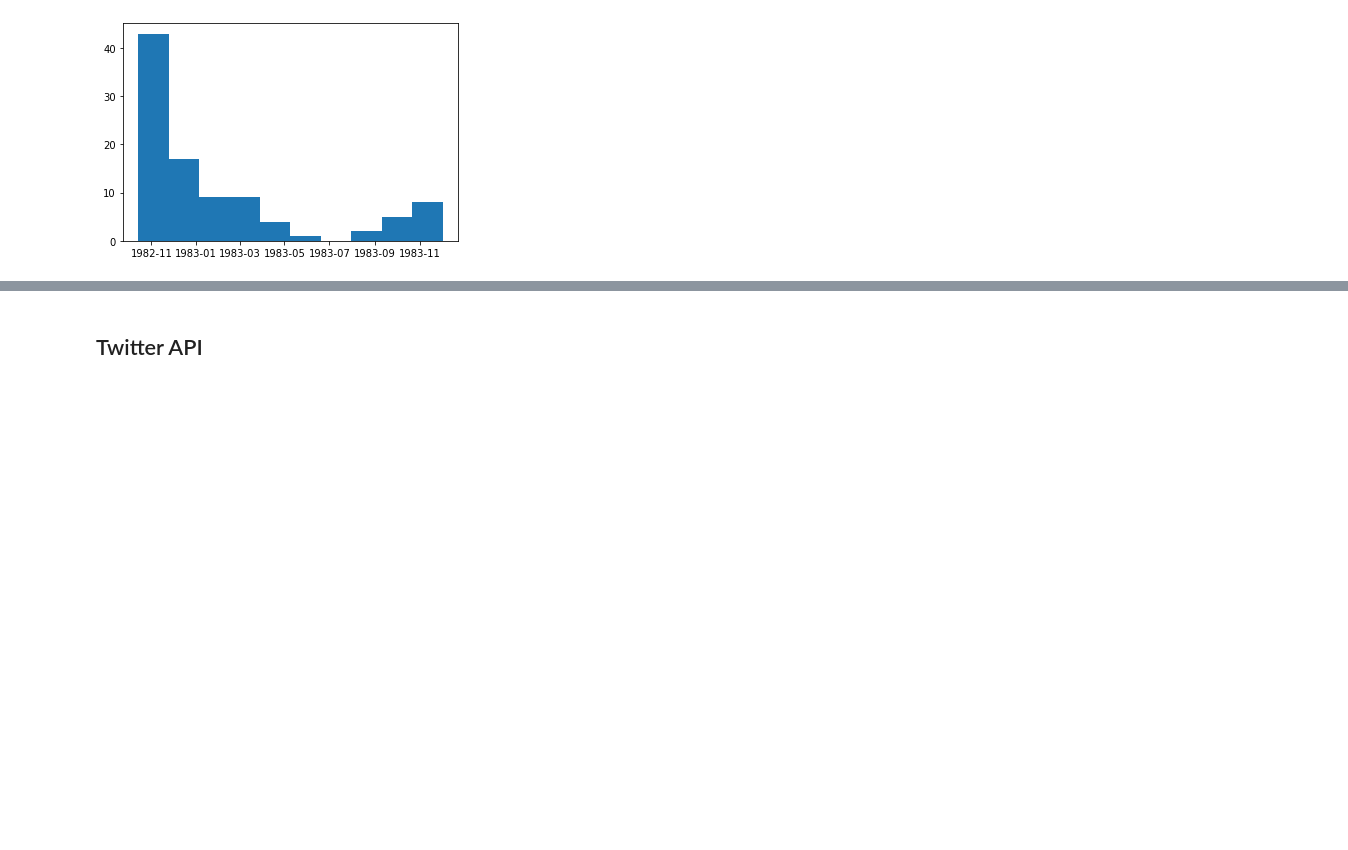
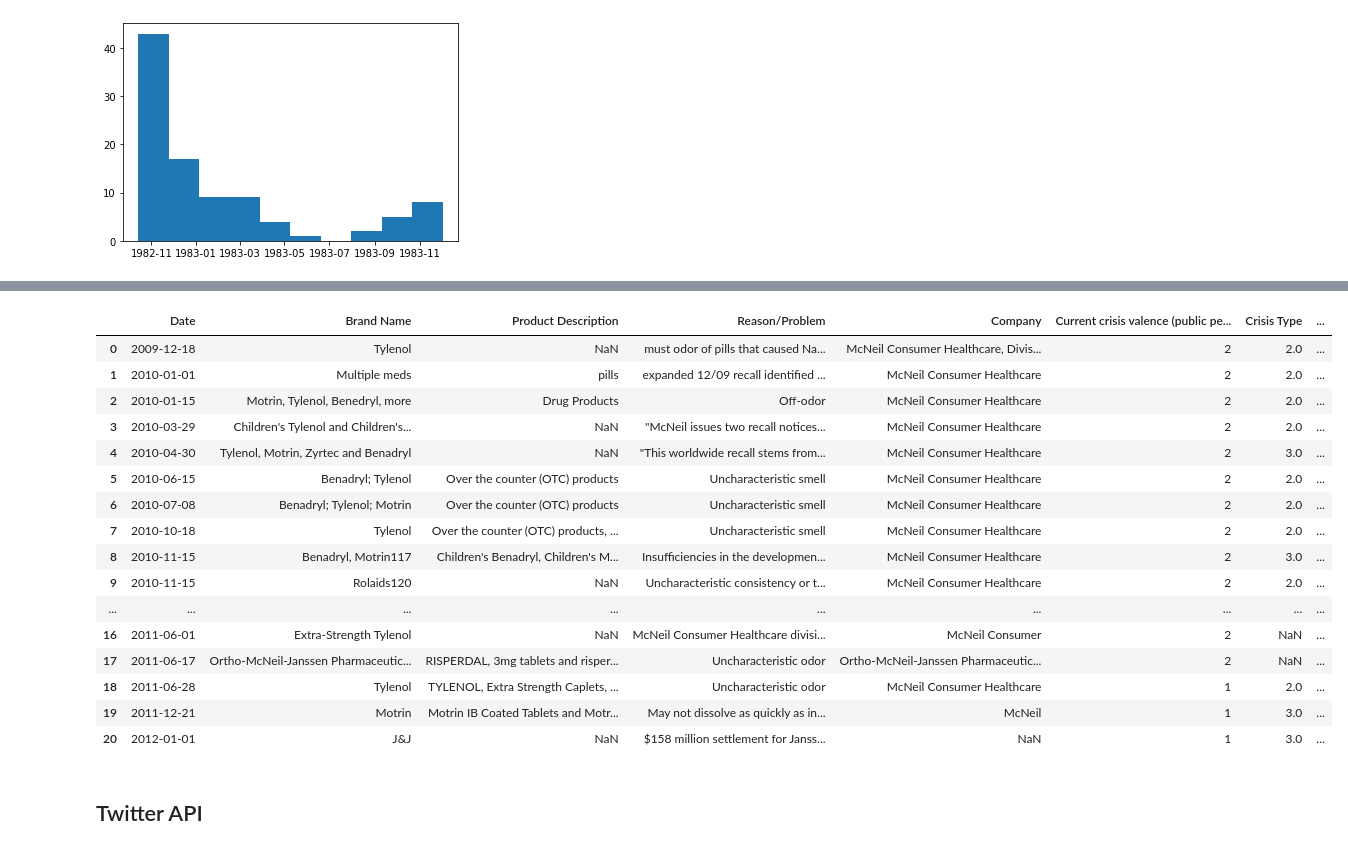
Before and after one commit to HenryDorsey/EaddyProject, a Jupyter notebook: eaddy_io.ipynb, the cells around one changed output, grey strips where cells are left out. Drawn from its saved outputs; the diff is of its cells as text; code cells hidden in the pictures; blank space fills up the shorter version.

```diff
--- a/eaddy_io.ipynb
+++ b/eaddy_io.ipynb
@@ -510,4 +508,28 @@ print(t_score(hss_scaled, sent_val))
 -12.407633450490895
+# %%
+lle_txt = pd.read_csv('LLE.csv', header=1)
+# %%
+lle_txt['Date '] = pd.to_datetime(lle_txt['Date '])
+# %%
+lle_txt
+# %% [output]
+|  | Date | Brand Name | Product Description | Reason/Problem | Company | Current crisis valence (public pe... | Crisis Type | ... |
+| 0 | 2009-12-18 | Tylenol | NaN | must odor of pills that caused Na... | McNeil Consumer Healthcare, Divis... | 2 | 2.0 | ... |
+| 1 | 2010-01-01 | Multiple meds | pills | expanded 12/09 recall identified ... | McNeil Consumer Healthcare | 2 | 2.0 | ... |
+| 2 | 2010-01-15 | Motrin, Tylenol, Benedryl, more | Drug Products | Off-odor | McNeil Consumer Healthcare | 2 | 2.0 | ... |
+| 3 | 2010-03-29 | Children's Tylenol and Children's... | NaN | "McNeil issues two recall notices... | McNeil Consumer Healthcare | 2 | 2.0 | ... |
+| 4 | 2010-04-30 | Tylenol, Motrin, Zyrtec and Benadryl | NaN | "This worldwide recall stems from... | McNeil Consumer Healthcare | 2 | 3.0 | ... |
+| 5 | 2010-06-15 | Benadryl; Tylenol | Over the counter (OTC) products | Uncharacteristic smell | McNeil Consumer Healthcare | 2 | 2.0 | ... |
+| 6 | 2010-07-08 | Benadryl; Tylenol; Motrin | Over the counter (OTC) products | Uncharacteristic smell | McNeil Consumer Healthcare | 2 | 2.0 | ... |
+| 7 | 2010-10-18 | Tylenol | Over the counter (OTC) products, ... | Uncharacteristic smell | McNeil Consumer Healthcare | 2 | 2.0 | ... |
+| 8 | 2010-11-15 | Benadryl, Motrin117 | Children's Benadryl, Children's M... | Insufficiencies in the developmen... | McNeil Consumer Healthcare | 2 | 3.0 | ... |
+| 9 | 2010-11-15 | Rolaids120 | NaN | Uncharacteristic consistency or t... | McNeil Consumer Healthcare | 2 | 2.0 | ... |
+| ... | ... | ... | ... | ... | ... | ... | ... | ... |
+| 16 | 2011-06-01 | Extra-Strength Tylenol | NaN | McNeil Consumer Healthcare divisi... | McNeil Consumer | 2 | NaN | ... |
+| 17 | 2011-06-17 | Ortho-McNeil-Janssen Pharmaceutic... | RISPERDAL, 3mg tablets and risper... | Uncharacteristic odor | Ortho-McNeil-Janssen Pharmaceutic... | 2 | NaN | ... |
+| 18 | 2011-06-28 | Tylenol | TYLENOL, Extra Strength Caplets, ... | Uncharacteristic odor | McNeil Consumer Healthcare | 1 | 2.0 | ... |
+| 19 | 2011-12-21 | Motrin | Motrin IB Coated Tablets and Motr... | May not dissolve as quickly as in... | McNeil | 1 | 3.0 | ... |
+| 20 | 2012-01-01 | J&J | NaN | $158 million settlement for Janss... | NaN | 1 | 3.0 | ... |
 # %% [markdown]
 ## Twitter API
 # %% [markdown]
```
Also changed, not shown: parts of 35 cells of this notebook, 5 other files.
